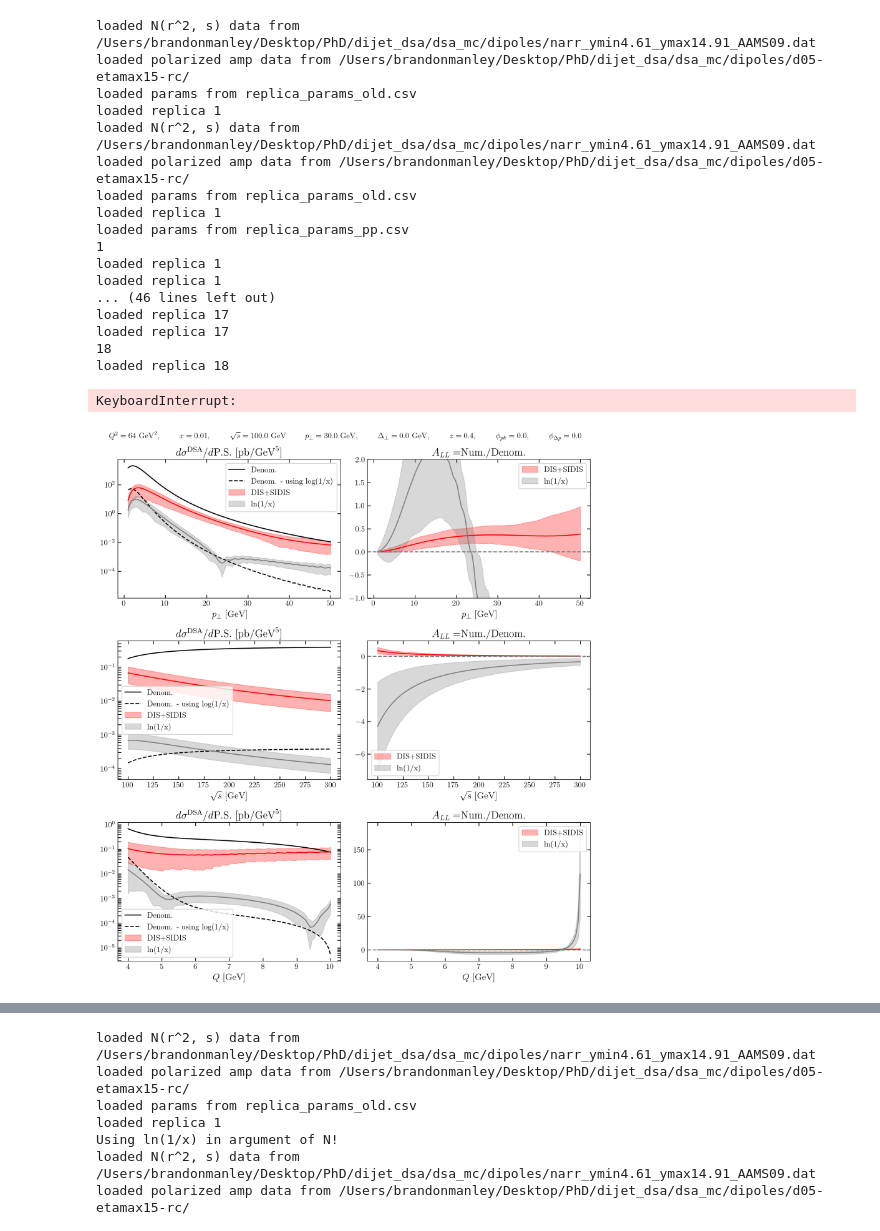
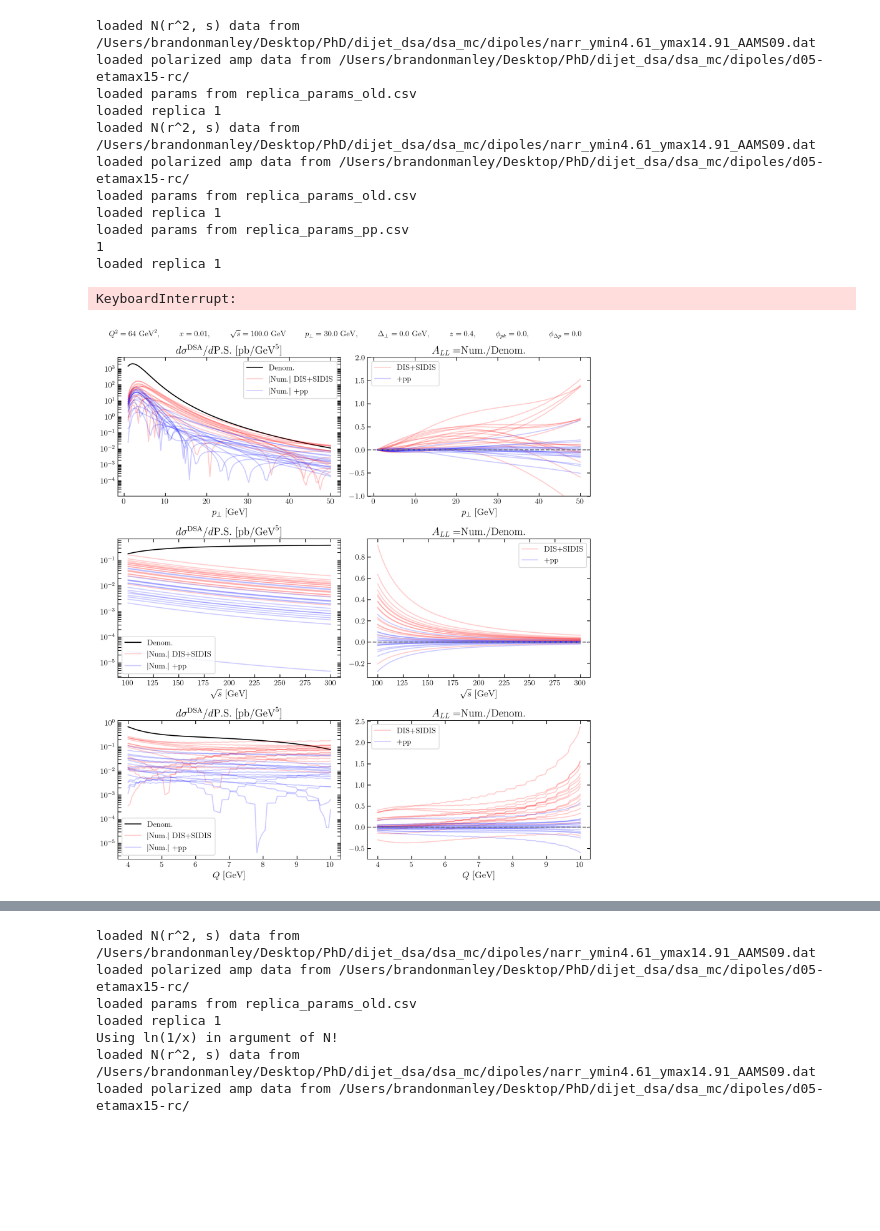
Before and after one commit to brandonmanley/dijet_DSA, a Jupyter notebook: bmanley/dsa_analysis.ipynb, the cells around one changed output, grey strips where cells are left out. Drawn from its saved outputs; the diff is of its cells as text; code cells hidden in the pictures; blank space fills up the shorter version.

```diff
--- a/bmanley/dsa_analysis.ipynb
+++ b/bmanley/dsa_analysis.ipynb
@@ -91,8 +91,8 @@ for irep in range(1, 398):
             num_rep.append(djs[fit].get_xsec(kins, 'DSA', 'dx'))
         num[fit]['Q'].append(num_rep)
 
-    np.save('predictions/dsa_denom.npy', denom, allow_pickle=True)
-    np.save('predictions/dsa_num.npy', num, allow_pickle=True)
+    # np.save('predictions/dsa_denom.npy', denom, allow_pickle=True)
+    # np.save('predictions/dsa_num.npy', num, allow_pickle=True)
 # %% [output]
 loaded N(r^2, s) data from /Users/brandonmanley/Desktop/PhD/dijet_dsa/dsa_mc/dipoles/narr_ymin4.61_ymax14.91_AAMS09.dat
 loaded polarized amp data from /Users/brandonmanley/Desktop/PhD/dijet_dsa/dsa_mc/dipoles/d05-etamax15-rc/
@@ -105,12 +105,6 @@ loaded replica 1
 loaded params from replica_params_pp.csv
 1
 loaded replica 1
-loaded replica 1
-... (46 lines left out)
-loaded replica 17
-loaded replica 17
-18
-loaded replica 18
 KeyboardInterrupt:
 # %%
 # load reps and calc bands for numerator
@@ -170,17 +164,17 @@ base_str = fr'$Q^2={round(base_kins.Q**2,1)} \,\, \mathrm{{GeV}}^2, \hspace{{1cm
 base_str += fr'$\hspace{{1cm}} p_\perp ={base_kins.pT}\,\, \mathrm{{GeV}}, \hspace{{1cm}} \Delta_\perp ={base_kins.delta}\,\, \mathrm{{GeV}}, \hspace{{1cm}} z={base_kins.z}, \hspace{{1cm}} \phi_{{pk}}={base_kins.phi_kp}, \hspace{{1cm}}\phi_{{\Delta p}}={base_kins.phi_Dp}$'
 fig.suptitle(base_str, fontsize=12)
 
-plot_bands = True
+plot_bands = False
 colors = ['red', 'blue']
 labels = ['DIS+SIDIS', '+pp']
 
 for ivar, var in enumerate(['pT', 's', 'Q']):
 
     axs[ivar,0].plot(values[var], denom_data['dis+sidis'][var], label = 'Denom.', color='black')
-    axs[ivar,0].plot(values[var], denom_bad_data['dis+sidis'][var], label = 'Denom. - using log(1/x)', color='black', linestyle='--')
+    # axs[ivar,0].plot(values[var], denom_bad_data['dis+sidis'][var], label = 'Denom. - using log(1/x)', color='black', linestyle='--')
 
     for ifit, fit in enumerate(['dis+sidis', '+pp']):
-        if ifit > 0: continue
+        # if ifit > 0: continue
 
         if plot_bands:
             axs[ivar,0].plot(values[var], num_bands[fit]['mean'][var], color=colors[ifit])
@@ -189,23 +183,23 @@ for ivar, var in enumerate(['pT', 's', 'Q']):
             axs[ivar,1].plot(values[var], ratio_bands[fit]['mean'][var], color=colors[ifit])
             axs[ivar,1].fill_between(values[var], ratio_bands[fit]['lower'][var], ratio_bands[fit]['upper'][var], color=colors[ifit], alpha=0.3, label=labels[ifit])
 
-            axs[ivar,0].plot(values[var], num_bad_bands[fit]['mean'][var], color='gray')
-            axs[ivar,0].fill_between(values[var], num_bad_bands[fit]['lower'][var], num_bad_bands[fit]['upper'][var], color='gray', alpha=0.3, label='ln(1/x)')
+            # axs[ivar,0].plot(values[var], num_bad_bands[fit]['mean'][var], color='gray')
+            # axs[ivar,0].fill_between(values[var], num_bad_bands[fit]['lower'][var], num_bad_bands[fit]['upper'][var], color='gray', alpha=0.3, label='ln(1/x)')
 
-            axs[ivar,1].plot(values[var], ratio_bad_bands[fit]['mean'][var], color='gray')
-            axs[ivar,1].fill_between(values[var], ratio_bad_bands[fit]['lower'][var], ratio_bad_bands[fit]['upper'][var], color='gray', alpha=0.3, label='ln(1/x)')
+            # axs[ivar,1].plot(values[var], ratio_bad_bands[fit]['mean'][var], color='gray')
+            # axs[ivar,1].fill_between(values[var], ratio_bad_bands[fit]['lower'][var], ratio_bad_bands[fit]['upper'][var], color='gray', alpha=0.3, label='ln(1/x)')
 
         else:
-            for id, rep in enumerate(num[fit][var]):
+            for id, rep in enumerate(num_data[fit][var]):
                 if id == 0:
                     axs[ivar,0].plot(values[var], np.abs(rep), color=colors[ifit], alpha=0.2, label=rf'$|\mathrm{{Num.}}|$ {labels[ifit]}')
                 else:
                     axs[ivar,0].plot(values[var], np.abs(rep), color=colors[ifit], alpha=0.2)
 
                 if id == 0:
-                    axs[ivar,1].plot(values[var], np.array(rep)/np.array(denom['dis+sidis'][var]), color=colors[ifit], alpha=0.2, label=labels[ifit])
+                    axs[ivar,1].plot(values[var], np.array(rep)/np.array(denom_data['dis+sidis'][var]), color=colors[ifit], alpha=0.2, label=labels[ifit])
                 else:
-                    axs[ivar,1].plot(values[var], np.array(rep)/np.array(denom['dis+sidis'][var]), color=colors[ifit], alpha=0.2)
+                    axs[ivar,1].plot(values[var], np.array(rep)/np.array(denom_data['dis+sidis'][var]), color=colors[ifit], alpha=0.2)
 
 
 axs[0,0].set_xlabel(r'$p_{\perp}$ [GeV]')
@@ -243,34 +237,34 @@ axs[1,1].legend()
 # axs[1,1].set_ylim([-1.1, 1.1])
 axs[1,1].tick_params(axis="both", direction="in", length=5, width=1, which='both', right=True, top=True)
 
 
 axs[2,0].set_xlabel(r'$Q$ [GeV]')
 axs[2,0].set_title(fr'$d\sigma^{{\mathrm{{DSA}}}}/d \mathrm{{P.S.}} \,\,[\mathrm{{pb}}/ \mathrm{{GeV}}^5]$')
 axs[2,0].legend()
 axs[2,0].semilogy()
 # ax.set_ylim([-0.000005, 0.000005])
 axs[2,0].tick_params(axis="both", direction="in", length=5, width=1, which='both', right=True, top=True)
 
 axs[2,1].set_xlabel(r'$Q$ [GeV]')
 axs[2,1].set_title(fr'$A_{{LL}}=$Num./Denom.')
 # axs[2,1].axhline(y=1, color='grey', linestyle=':')
 axs[2,1].axhline(y=0, color='grey', linestyle='--')
 # axs[2,1].axhline(y=-1, color='grey', linestyle=':')
 # axs[1].semilogy()
 axs[2,1].legend()
 # axs[2,1].set_ylim([-1.1, 1.1])
 axs[2,1].tick_params(axis="both", direction="in", length=5, width=1, which='both', right=True, top=True)
 
 
 plt.tight_layout()
 plt.show()
 
 if plot_bands:
     fig.savefig('plots/dsa_band_bad_compare.pdf', dpi=400, bbox_inches="tight")
 else:
     fig.savefig('plots/dsa_lines.pdf', dpi=400, bbox_inches="tight")
 # %% [output]
-[figure, old version]
+[figure, new version]
 # %%
 # calc pdfs + oam distributions
 
```
Also changed, not shown: parts of 7 cells of this notebook, 25 other files.
